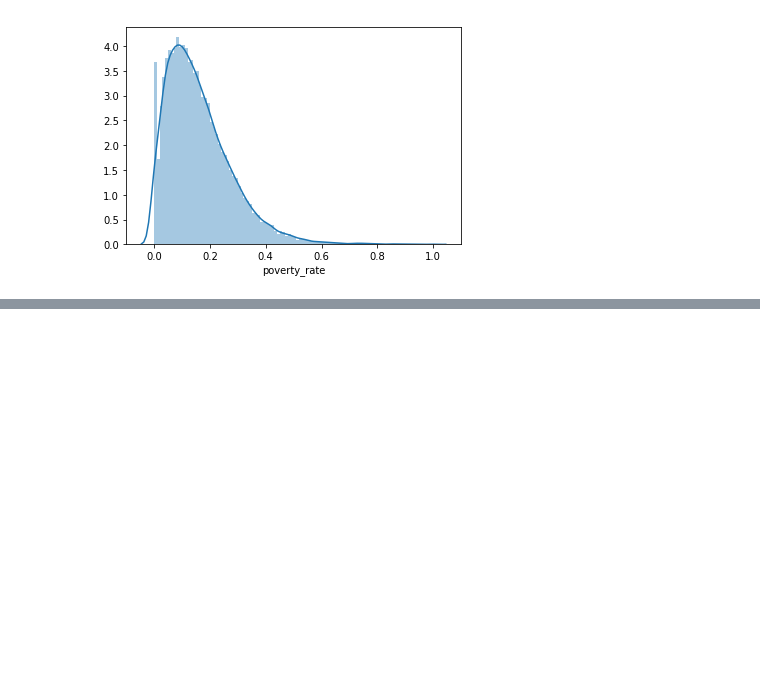
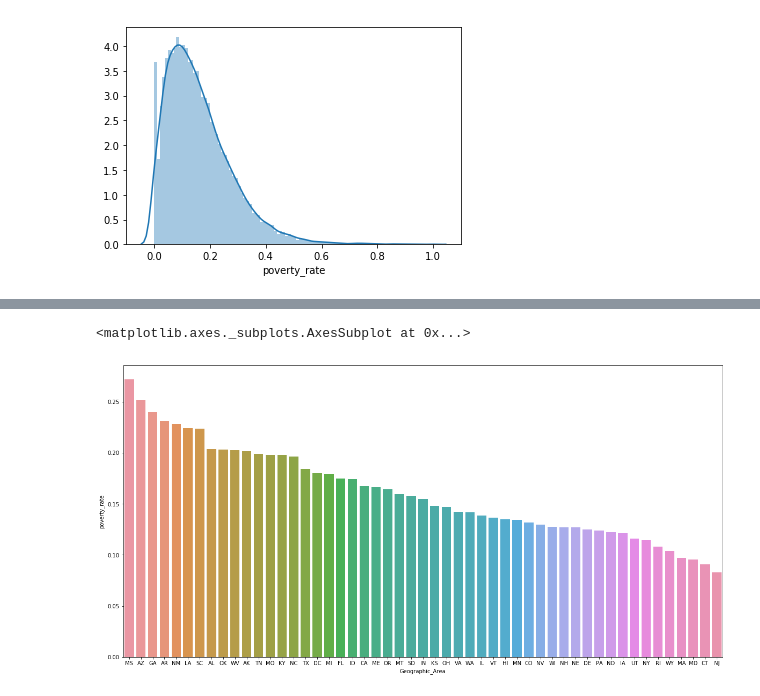
Before and after one commit to michaelzeng25/USA-shootings, a Jupyter notebook: USA shooting.ipynb, the cells around one changed output, grey strips where cells are left out. Cells and saved outputs as stored; diff of their text form; code cells hidden in the pictures; blank space fills up the shorter version.

```diff
--- a/USA shooting.ipynb
+++ b/USA shooting.ipynb
@@ -185,0 +177,5 @@ Name: name, Length: 1534, dtype: int64
+# %%
+# show the average poverty rate in each state
+all_poverty_rate = hs.groupby('Geographic Area')["poverty_rate"].mean().reset_index()
+all_poverty_rate.sort_values(by='poverty_rate', inplace=True, ascending=False)
+all_poverty_rate.rename(columns={'Geographic Area':'Geographic_Area'}, inplace=True)
@@ -185,0 +202,6 @@ Name: name, Length: 1534, dtype: int64
+# %%
+plt.figure(figsize=(20,10))
+sns.barplot('Geographic_Area', 'poverty_rate', data=all_poverty_rate)
+# %% [output]
+<matplotlib.axes._subplots.AxesSubplot at 0x...>
+[figure, added]
```
Also changed, not shown: parts of 13 cells of this notebook.
